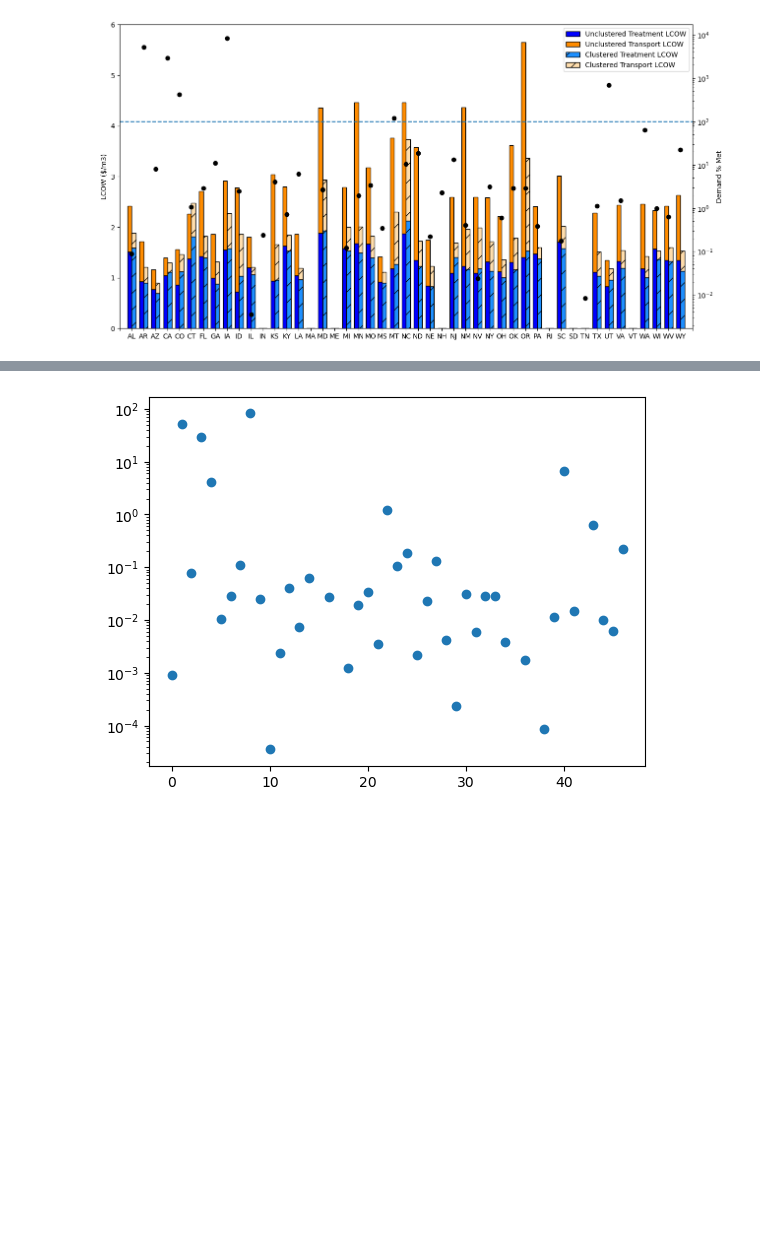
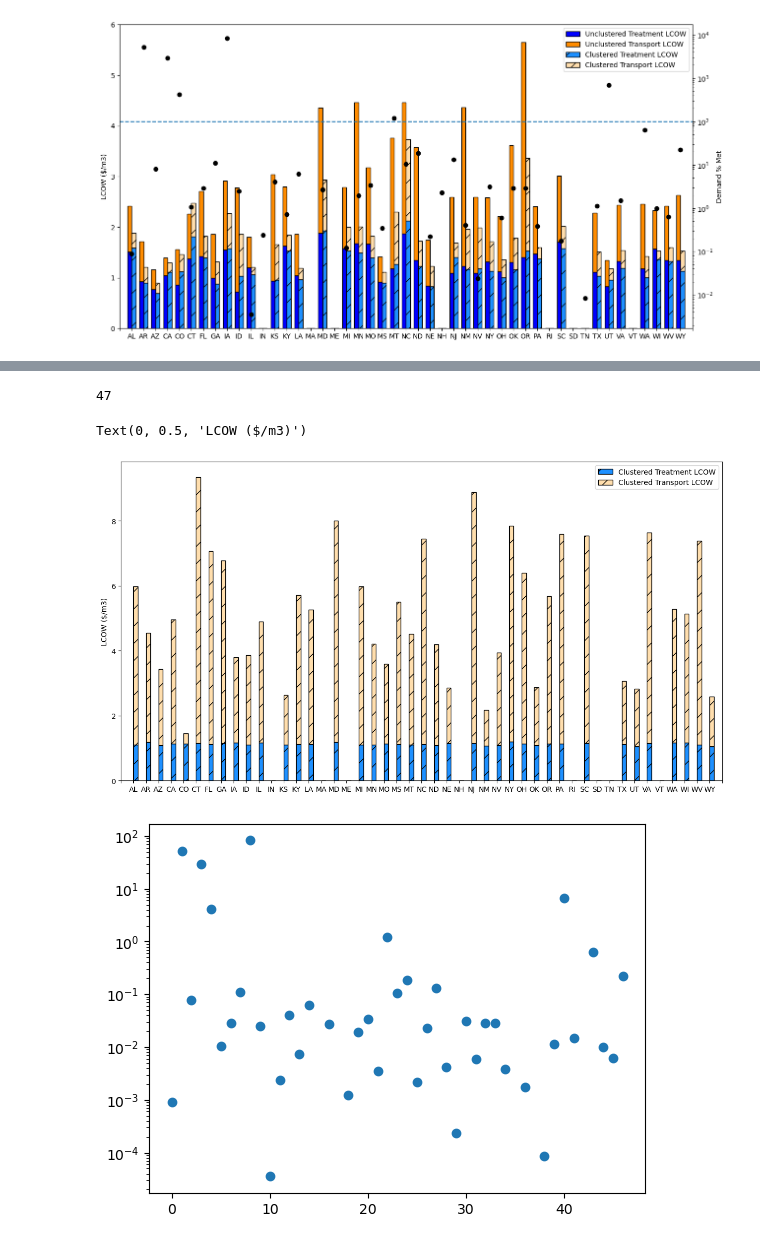
Before and after one commit to MuktaHardikar/WaterTAP3, a Jupyter notebook: watertap3/watertap3/brackish_results_summary.ipynb, the cells around one changed output, grey strips where cells are left out. Saved outputs shown, nothing was run; the diff lists cells and outputs as text; code cells hidden in the pictures; blank space fills up the shorter version.

Commit message:
public economy of scale

```diff
--- a/watertap3/watertap3/brackish_results_summary.ipynb
+++ b/watertap3/watertap3/brackish_results_summary.ipynb
@@ -475,3 +493,41 @@ ax1.set_yscale('log')
+# %%
+# Plot public supply economy of scale for unclustered and clustered combined
+
+ps_economy_of_scale_df = pd.read_excel(r'\Users\mhardika\Documents\AMO\Analysis Data Files\Public Supply\ps_economy_of_scale.xlsx')
+ps_economy_of_scale_df = ps_economy_of_scale_df.fillna(0)
+# pp_economy_of_scale_df.head(10)
+ps_economy_of_scale_df = ps_economy_of_scale_df.sort_values('state_alpha')
+
+fig, ax = plt.subplots(figsize=(15,8))
+x = np.array(range(0,len(ps_economy_of_scale_df['state_alpha'])))
+# ax.bar(x-0.35/2, ps_economy_of_scale_df['unclustered_treatment_lcow'],width = 0.35, label = 'Unclustered Treatment LCOW',color = 'blue', edgecolor='black')
+# ax.bar(x-0.35/2, ps_economy_of_scale_df['unclustered_transport_lcow'], bottom = pp_economy_of_scale_df['unclustered_treatment_lcow'],width = 0.35, label = 'Unclustered Transport LCOW',color = 'darkorange', edgecolor='black')
+
+ax.bar(x+0.35/2, ps_economy_of_scale_df['clustered_treatment_lcow'],width = 0.35, label = 'Clustered Treatment LCOW', color = 'dodgerblue', hatch = '/', edgecolor='black')
+ax.bar(x+0.35/2, ps_economy_of_scale_df['clustered_transport_lcow'], bottom = ps_economy_of_scale_df['clustered_treatment_lcow'],width = 0.35, label = 'Clustered Transport LCOW', color = 'navajowhite',hatch = '/', edgecolor='black')
+ax.legend()
+
+ticklabels = np.concatenate(([' '],ps_economy_of_scale_df['state_alpha'],[' ']))
+ax.set_xticklabels(ticklabels)
+ax.set_xlim([-1,47])
+ax.xaxis.set_major_locator(plt.MaxNLocator(len(ps_economy_of_scale_df['state_alpha'])+1))
+print(len(ps_economy_of_scale_df['state_alpha']))
+# ax.set_ylim([0,6])
+ax.set_ylabel('LCOW ($/m3)')
+
+# Plot the demand fraction that can be met state wise
+# state_list = state_alpha_list
+# demand_frac_met = np.divide(common_states['well_yield'],common_states['PS-WFrTo'])
+
+# ax1 = ax.twinx()
+# ax1.scatter(x,demand_frac_met*100,color = 'black')
+# ax1.set_ylabel('Demand % Met')
+# ax1.axhline(100, linestyle = '--')
+# ax1.set_yscale('log')
+# %% [output]
+47
+Text(0, 0.5, 'LCOW ($/m3)')
+[figure, added]
 # %%
 # Plot the demand fraction that can be met state wise
 state_list = state_alpha_list
```
Also changed, not shown: parts of 2 cells of this notebook, 2 other files.
